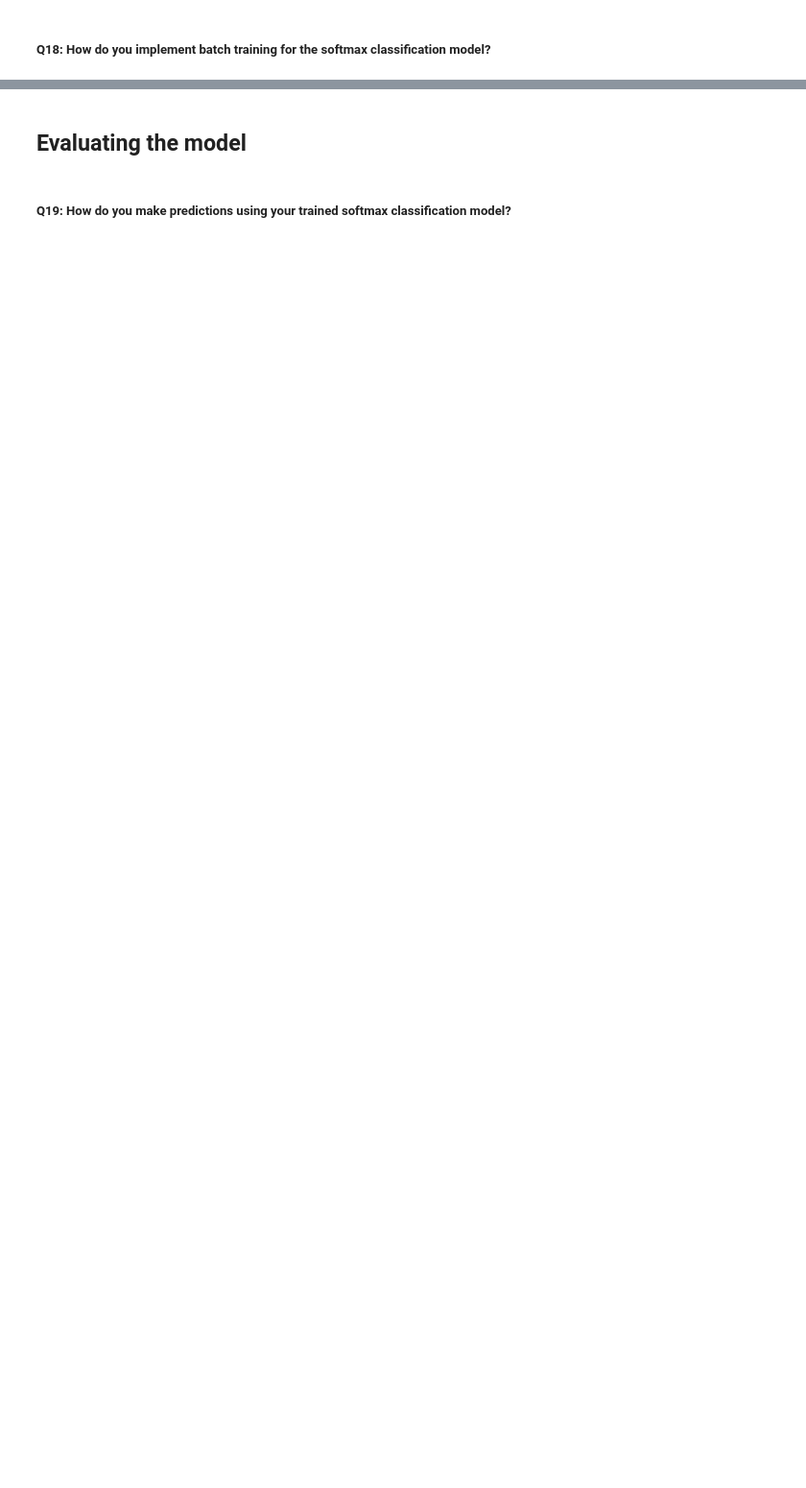
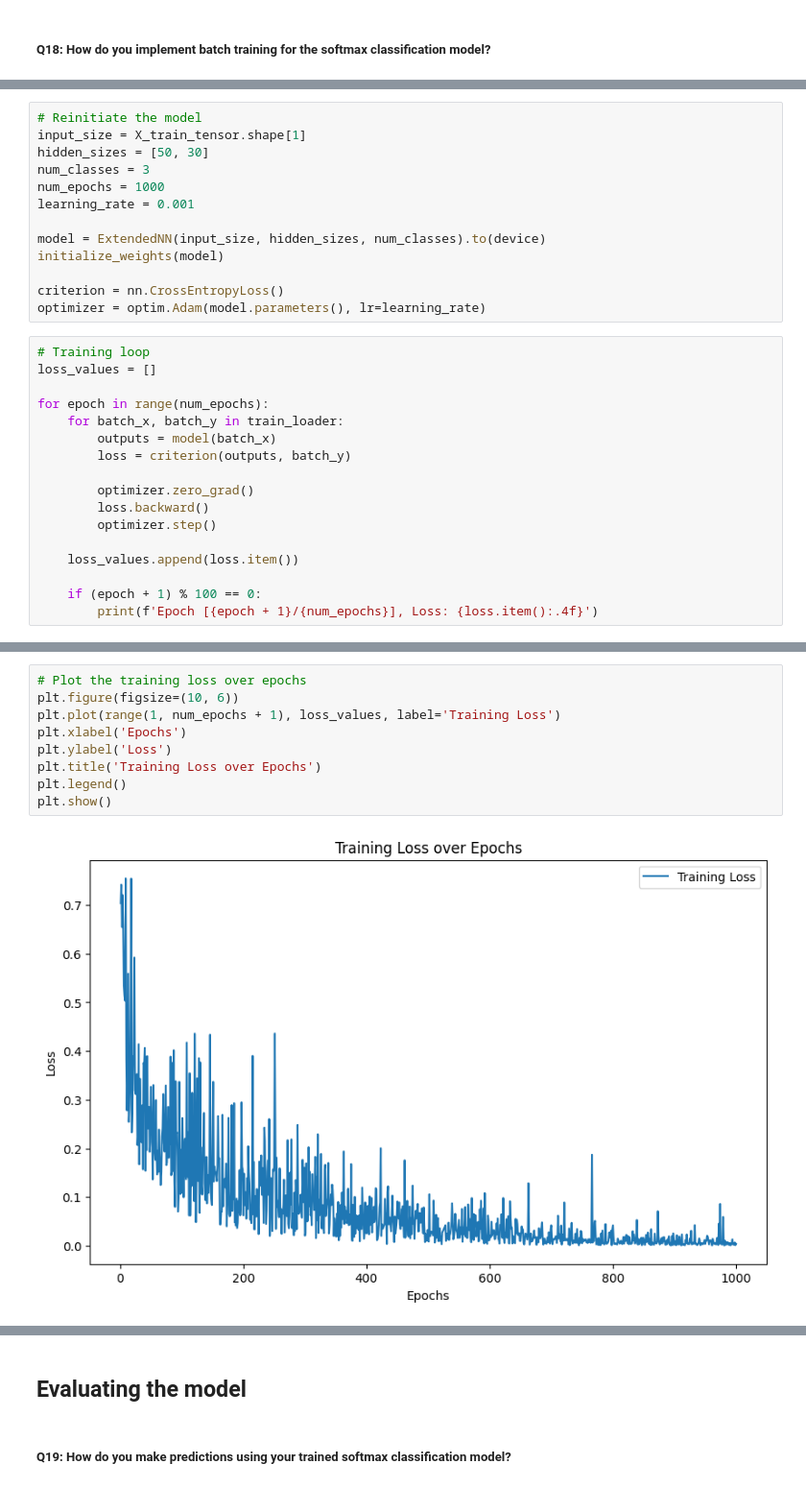
Before and after one commit to fellmir/pyTorchBasis, a Jupyter notebook: 00-basic-examples/example1/01-notebooks/03_softmax_classification.ipynb, the cells around one changed output, grey strips where cells are left out. Shown: that part at 96% size. Drawn from its saved outputs; the diff is of its cells as text; blank space fills up the shorter version.

```diff
--- a/00-basic-examples/example1/01-notebooks/03_softmax_classification.ipynb
+++ b/00-basic-examples/example1/01-notebooks/03_softmax_classification.ipynb
@@ -265,0 +635,30 @@ print(torchaudio.__version__)
+# %%
+# Reinitiate the model
+input_size = X_train_tensor.shape[1]
+hidden_sizes = [50, 30]
+num_classes = 3
+num_epochs = 1000
+learning_rate = 0.001
+
+model = ExtendedNN(input_size, hidden_sizes, num_classes).to(device)
+initialize_weights(model)
+
+criterion = nn.CrossEntropyLoss()
+optimizer = optim.Adam(model.parameters(), lr=learning_rate)
+# %%
+# Training loop
+loss_values = []
+
+for epoch in range(num_epochs):
+    for batch_x, batch_y in train_loader:
+        outputs = model(batch_x)
+        loss = criterion(outputs, batch_y)
+
+        optimizer.zero_grad()
+        loss.backward()
+        optimizer.step()
+
+    loss_values.append(loss.item())
+
+    if (epoch + 1) % 100 == 0:
+        print(f'Epoch [{epoch + 1}/{num_epochs}], Loss: {loss.item():.4f}')
@@ -265,0 +676,11 @@ print(torchaudio.__version__)
+# %%
+# Plot the training loss over epochs
+plt.figure(figsize=(10, 6))
+plt.plot(range(1, num_epochs + 1), loss_values, label='Training Loss')
+plt.xlabel('Epochs')
+plt.ylabel('Loss')
+plt.title('Training Loss over Epochs')
+plt.legend()
+plt.show()
+# %% [output]
+[figure, added]
```
Also changed, not shown: parts of 30 cells of this notebook.
